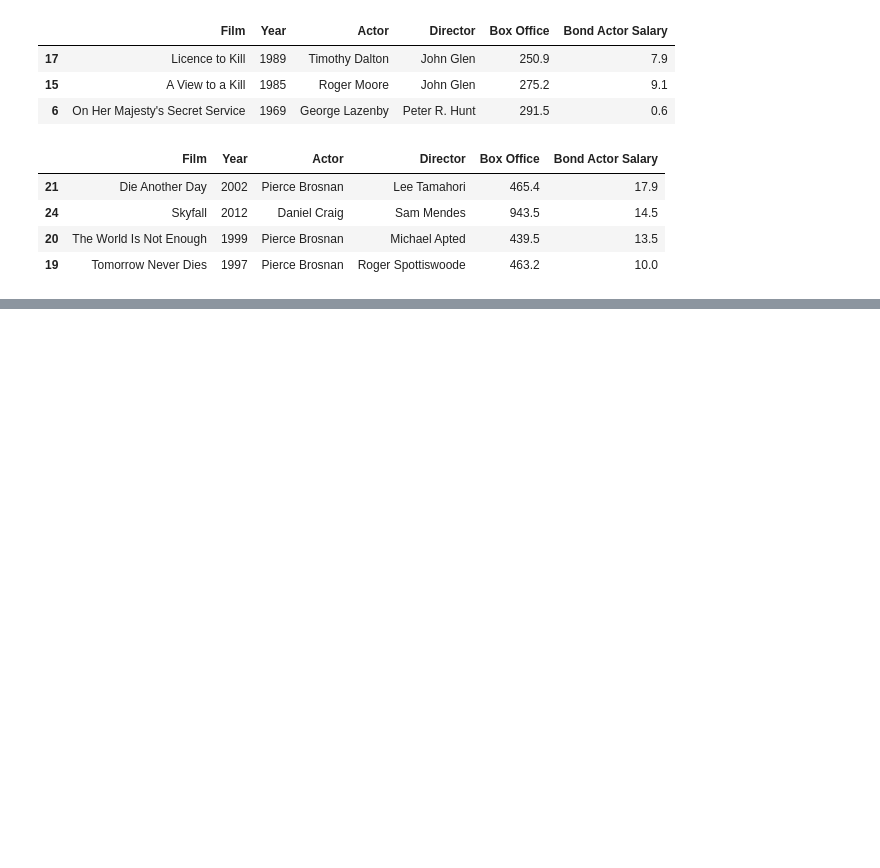
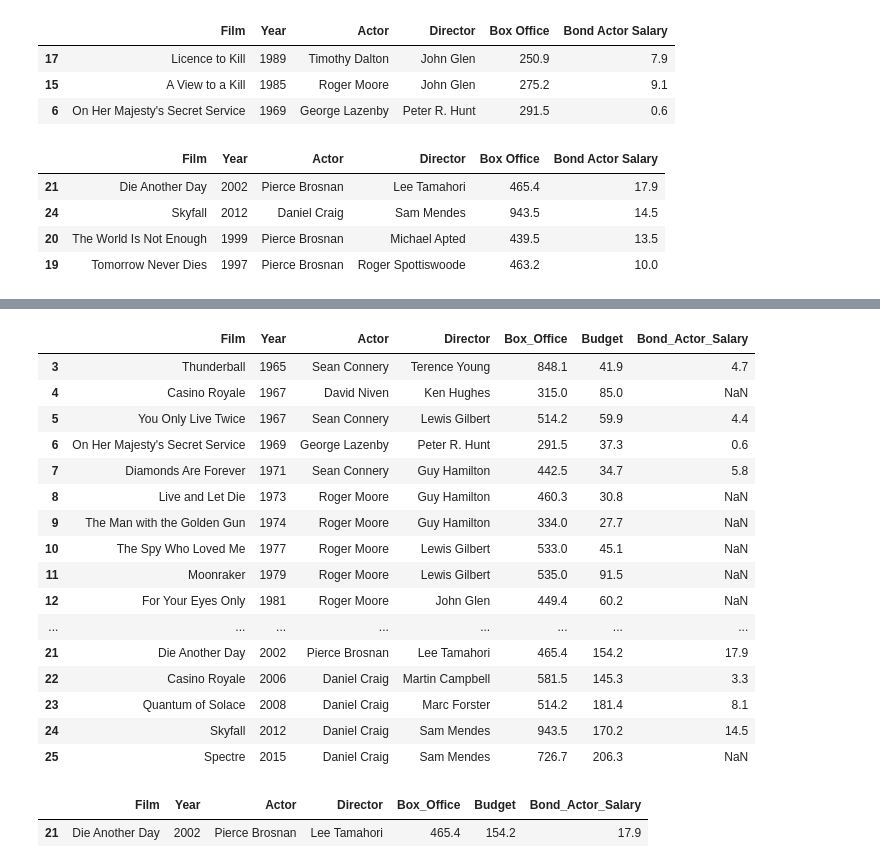
Before and after one commit to JanataZZ/Pandas-Numpy, a Jupyter notebook: DataFrame-3.ipynb, the cells around one changed output, grey strips where cells are left out. Cells and saved outputs as stored; diff of their text form; code cells hidden in the pictures; blank space fills up the shorter version.

```diff
--- a/DataFrame-3.ipynb
+++ b/DataFrame-3.ipynb
@@ -220,0 +245,2 @@ bond.nlargest(4, 'Bond Actor Salary')
+# %%
+bond.columns = [column_name.replace(' ','_') for column_name in bond.columns]
@@ -220,0 +256,25 @@ bond.nlargest(4, 'Bond Actor Salary')
+# %%
+bond.query('Budget > 20')
+# %% [output]
+|  | Film | Year | Actor | Director | Box_Office | Budget | Bond_Actor_Salary |
+| 3 | Thunderball | 1965 | Sean Connery | Terence Young | 848.1 | 41.9 | 4.7 |
+| 4 | Casino Royale | 1967 | David Niven | Ken Hughes | 315.0 | 85.0 | NaN |
+| 5 | You Only Live Twice | 1967 | Sean Connery | Lewis Gilbert | 514.2 | 59.9 | 4.4 |
+| 6 | On Her Majesty's Secret Service | 1969 | George Lazenby | Peter R. Hunt | 291.5 | 37.3 | 0.6 |
+| 7 | Diamonds Are Forever | 1971 | Sean Connery | Guy Hamilton | 442.5 | 34.7 | 5.8 |
+| 8 | Live and Let Die | 1973 | Roger Moore | Guy Hamilton | 460.3 | 30.8 | NaN |
+| 9 | The Man with the Golden Gun | 1974 | Roger Moore | Guy Hamilton | 334.0 | 27.7 | NaN |
+| 10 | The Spy Who Loved Me | 1977 | Roger Moore | Lewis Gilbert | 533.0 | 45.1 | NaN |
+| 11 | Moonraker | 1979 | Roger Moore | Lewis Gilbert | 535.0 | 91.5 | NaN |
+| 12 | For Your Eyes Only | 1981 | Roger Moore | John Glen | 449.4 | 60.2 | NaN |
+| ... | ... | ... | ... | ... | ... | ... | ... |
+| 21 | Die Another Day | 2002 | Pierce Brosnan | Lee Tamahori | 465.4 | 154.2 | 17.9 |
+| 22 | Casino Royale | 2006 | Daniel Craig | Martin Campbell | 581.5 | 145.3 | 3.3 |
+| 23 | Quantum of Solace | 2008 | Daniel Craig | Marc Forster | 514.2 | 181.4 | 8.1 |
+| 24 | Skyfall | 2012 | Daniel Craig | Sam Mendes | 943.5 | 170.2 | 14.5 |
+| 25 | Spectre | 2015 | Daniel Craig | Sam Mendes | 726.7 | 206.3 | NaN |
+# %%
+bond.query('Actor=="Pierce Brosnan" and Director=="Lee Tamahori"')
+# %% [output]
+|  | Film | Year | Actor | Director | Box_Office | Budget | Bond_Actor_Salary |
+| 21 | Die Another Day | 2002 | Pierce Brosnan | Lee Tamahori | 465.4 | 154.2 | 17.9 |
```
Also changed, not shown: parts of 10 cells of this notebook.
